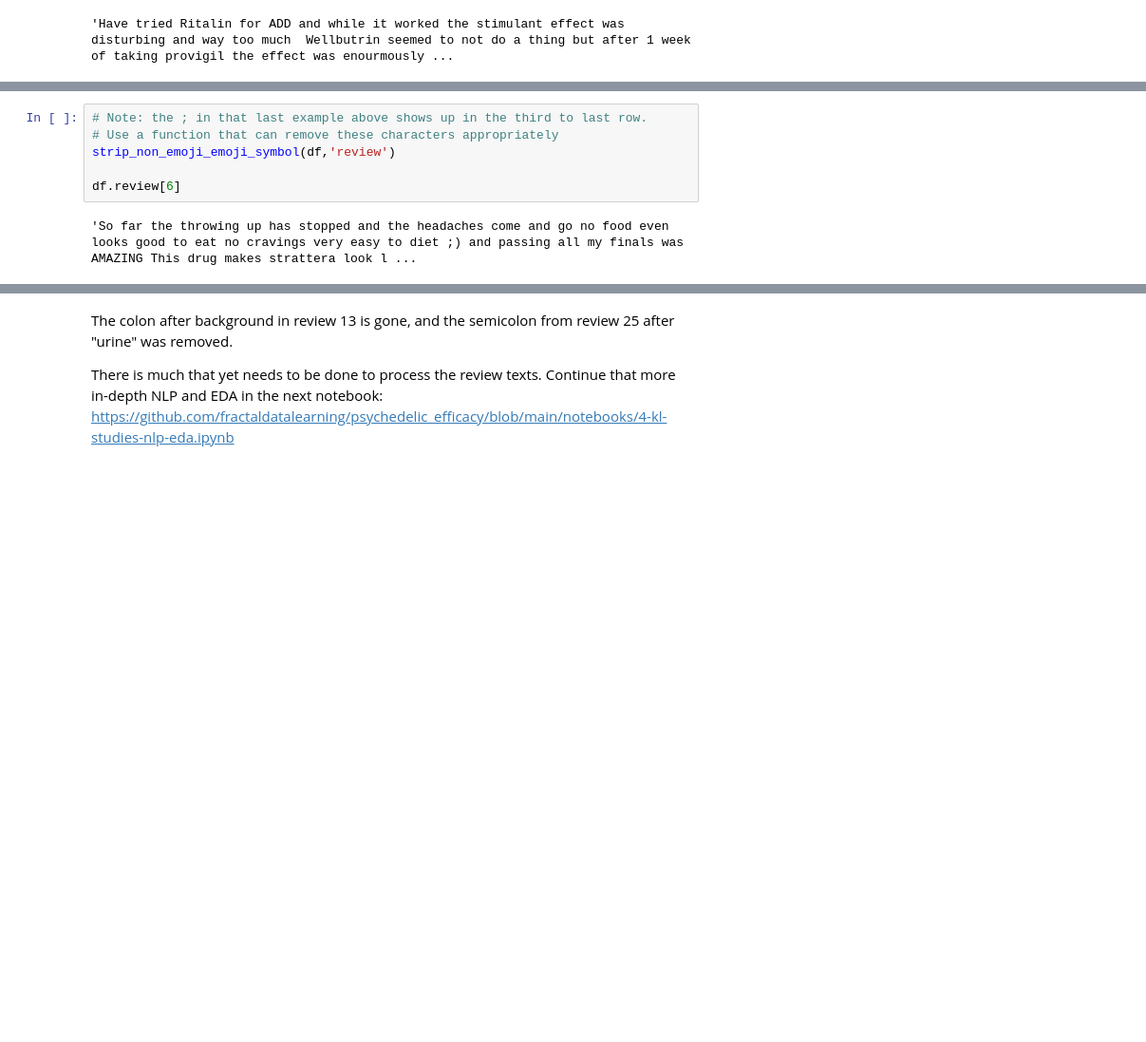
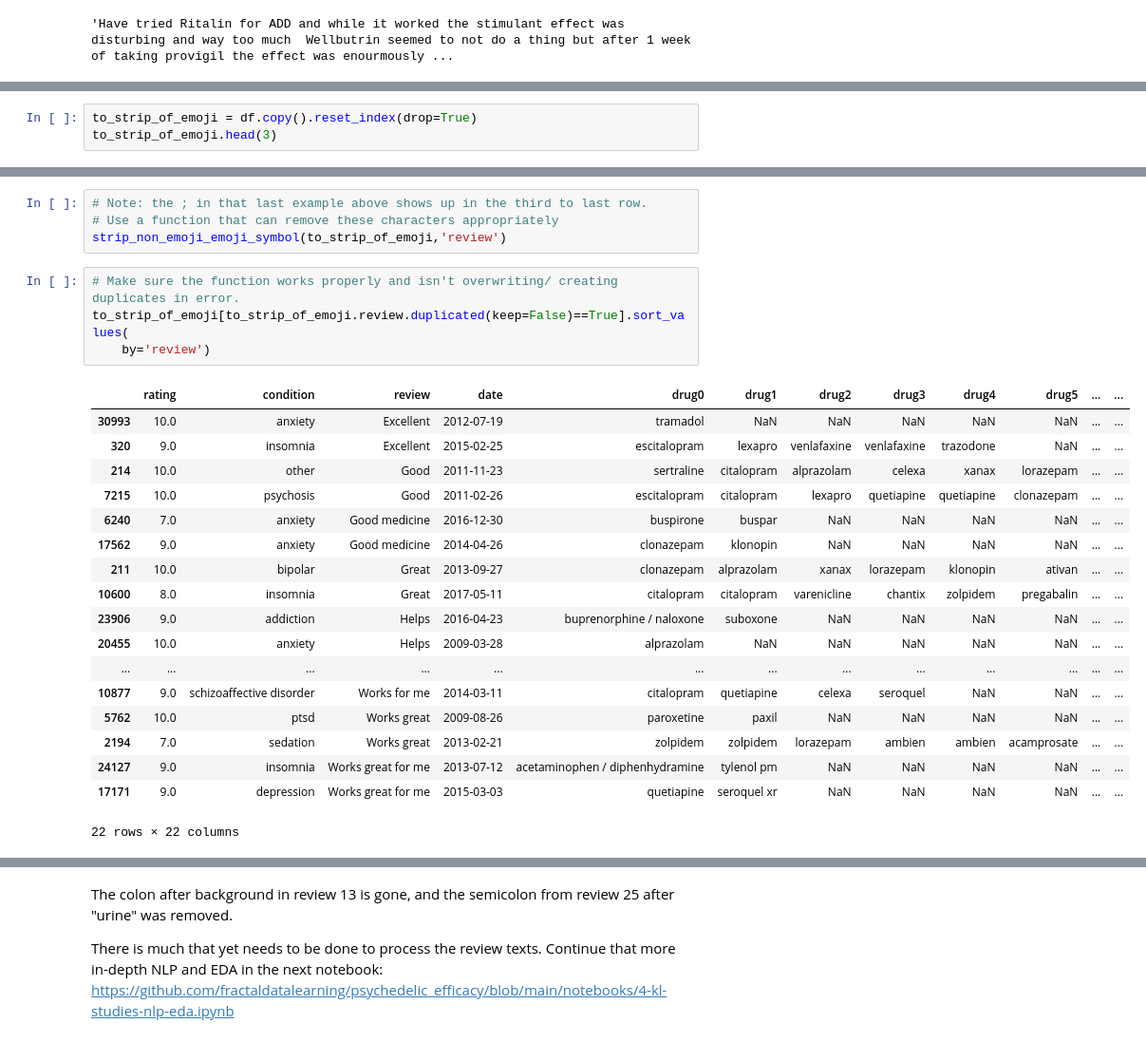
Before and after one commit to fractaldatalearning/psychedelic_efficacy, a Jupyter notebook: notebooks/3-kl-studies-early-eda-parse.ipynb, the cells around one changed output, grey strips where cells are left out. Shown at 95% size. Cells and saved outputs as stored; diff of their text form; blank space fills up the shorter version.

Commit message:
fixed problem with non_emoji_emoji_symbol function

```diff
--- a/notebooks/3-kl-studies-early-eda-parse.ipynb
+++ b/notebooks/3-kl-studies-early-eda-parse.ipynb
@@ -598,0 +624,3 @@ df.review[25]
+# %%
+to_strip_of_emoji = df.copy().reset_index(drop=True)
+to_strip_of_emoji.head(3)
@@ -599,8 +644,27 @@ df.review[25]
 # %%
 # Note: the ; in that last example above shows up in the third to last row.
 # Use a function that can remove these characters appropriately
-strip_non_emoji_emoji_symbol(df,'review')
-
-df.review[6]
+strip_non_emoji_emoji_symbol(to_strip_of_emoji,'review')
-# %% [output]
-'So far the throwing up has stopped and the headaches come and go no food even looks good to eat no cravings very easy to diet ;) and passing all my finals was AMAZING This drug makes strattera look l ...
+# %%
+# Make sure the function works properly and isn't overwriting/ creating duplicates in error.
+to_strip_of_emoji[to_strip_of_emoji.review.duplicated(keep=False)==True].sort_values(
+    by='review')
+# %% [output]
+|  | rating | condition | review | date | drug0 | drug1 | drug2 | drug3 | drug4 | drug5 | ... | ... |
+| 30993 | 10.0 | anxiety | Excellent | 2012-07-19 | tramadol | NaN | NaN | NaN | NaN | NaN | ... | ... |
+| 320 | 9.0 | insomnia | Excellent | 2015-02-25 | escitalopram | lexapro | venlafaxine | venlafaxine | trazodone | NaN | ... | ... |
+| 214 | 10.0 | other | Good | 2011-11-23 | sertraline | citalopram | alprazolam | celexa | xanax | lorazepam | ... | ... |
+| 7215 | 10.0 | psychosis | Good | 2011-02-26 | escitalopram | citalopram | lexapro | quetiapine | quetiapine | clonazepam | ... | ... |
+| 6240 | 7.0 | anxiety | Good medicine | 2016-12-30 | buspirone | buspar | NaN | NaN | NaN | NaN | ... | ... |
+| 17562 | 9.0 | anxiety | Good medicine | 2014-04-26 | clonazepam | klonopin | NaN | NaN | NaN | NaN | ... | ... |
+| 211 | 10.0 | bipolar | Great | 2013-09-27 | clonazepam | alprazolam | xanax | lorazepam | klonopin | ativan | ... | ... |
+| 10600 | 8.0 | insomnia | Great | 2017-05-11 | citalopram | citalopram | varenicline | chantix | zolpidem | pregabalin | ... | ... |
+| 23906 | 9.0 | addiction | Helps | 2016-04-23 | buprenorphine / naloxone | suboxone | NaN | NaN | NaN | NaN | ... | ... |
+| 20455 | 10.0 | anxiety | Helps | 2009-03-28 | alprazolam | NaN | NaN | NaN | NaN | NaN | ... | ... |
+| ... | ... | ... | ... | ... | ... | ... | ... | ... | ... | ... | ... | ... |
+| 10877 | 9.0 | schizoaffective disorder | Works for me | 2014-03-11 | citalopram | quetiapine | celexa | seroquel | NaN | NaN | ... | ... |
+| 5762 | 10.0 | ptsd | Works great | 2009-08-26 | paroxetine | paxil | NaN | NaN | NaN | NaN | ... | ... |
+| 2194 | 7.0 | sedation | Works great | 2013-02-21 | zolpidem | zolpidem | lorazepam | ambien | ambien | acamprosate | ... | ... |
+| 24127 | 9.0 | insomnia | Works great for me | 2013-07-12 | acetaminophen / diphenhydramine | tylenol pm | NaN | NaN | NaN | NaN | ... | ... |
+| 17171 | 9.0 | depression | Works great for me | 2015-03-03 | quetiapine | seroquel xr | NaN | NaN | NaN | NaN | ... | ... |
+22 rows × 22 columns
```
Also changed, not shown: parts of 9 cells of this notebook, 3 other files.
